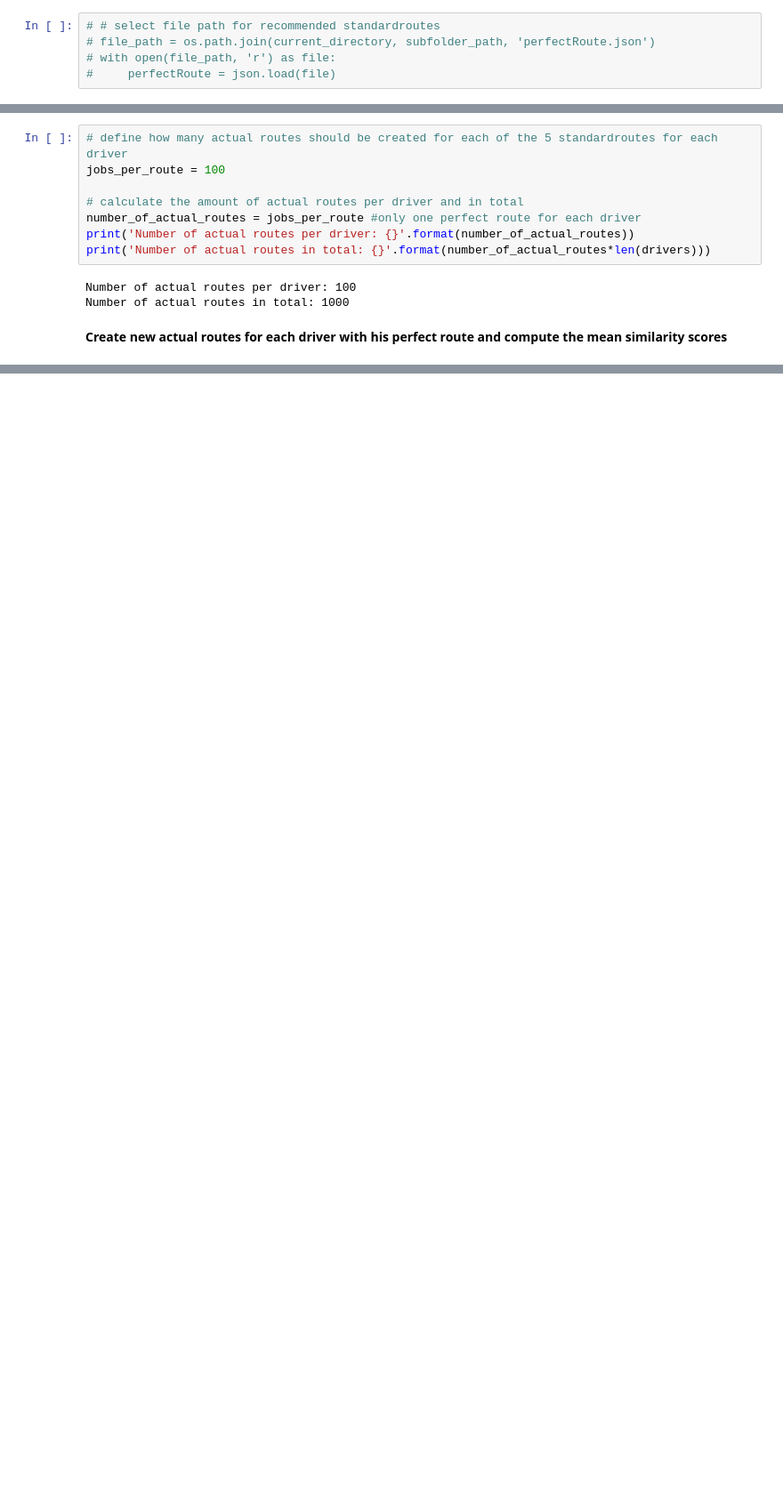
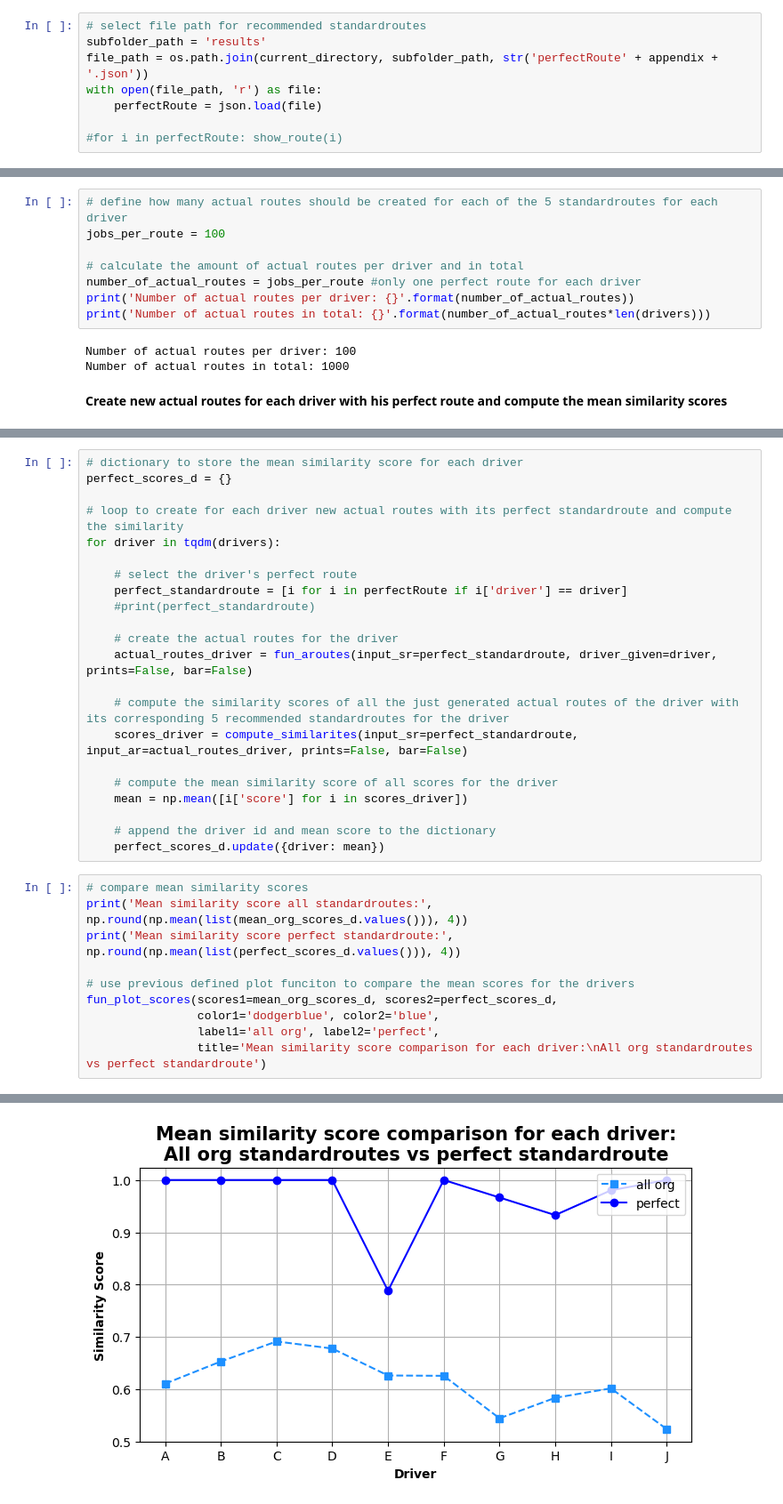
Before and after one commit to dennismgoetz/DataMining, a Jupyter notebook: evaluation.ipynb, the cells around one changed output, grey strips where cells are left out. Shown at 89% size. Cells and saved outputs as stored; diff of their text form; blank space fills up the shorter version.

```diff
--- a/evaluation.ipynb
+++ b/evaluation.ipynb
@@ -369,7 +444,10 @@ SystemExit:
 # %% [markdown]
 # **Evaluation - Problem 3**
 # %%
-# # select file path for recommended standardroutes
-# file_path = os.path.join(current_directory, subfolder_path, 'perfectRoute.json')
-# with open(file_path, 'r') as file:
-#     perfectRoute = json.load(file)
+# select file path for recommended standardroutes
+subfolder_path = 'results'
+file_path = os.path.join(current_directory, subfolder_path, str('perfectRoute' + appendix + '.json'))
+with open(file_path, 'r') as file:
+    perfectRoute = json.load(file)
+
+#for i in perfectRoute: show_route(i)
@@ -395,0 +471,33 @@ perfect_scores_d = {}
+# %%
+# dictionary to store the mean similarity score for each driver
+perfect_scores_d = {}
+
+# loop to create for each driver new actual routes with its perfect standardroute and compute the similarity
+for driver in tqdm(drivers):
+
+    # select the driver's perfect route
+    perfect_standardroute = [i for i in perfectRoute if i['driver'] == driver]
+    #print(perfect_standardroute)
+
+    # create the actual routes for the driver
+    actual_routes_driver = fun_aroutes(input_sr=perfect_standardroute, driver_given=driver, prints=False, bar=False)
+
+    # compute the similarity scores of all the just generated actual routes of the driver with its corresponding 5 recommended standardroutes for the driver
+    scores_driver = compute_similarites(input_sr=perfect_standardroute, input_ar=actual_routes_driver, prints=False, bar=False)
+
+    # compute the mean similarity score of all scores for the driver
+    mean = np.mean([i['score'] for i in scores_driver])
+
+    # append the driver id and mean score to the dictionary
+    perfect_scores_d.update({driver: mean})
+# %%
+# compare mean similarity scores
+print('Mean similarity score all standardroutes:', np.round(np.mean(list(mean_org_scores_d.values())), 4))
+print('Mean similarity score perfect standardroute:', np.round(np.mean(list(perfect_scores_d.values())), 4))
+
+# use previous defined plot funciton to compare the mean scores for the drivers
+fun_plot_scores(scores1=mean_org_scores_d, scores2=perfect_scores_d,
+                color1='dodgerblue', color2='blue',
+                label1='all org', label2='perfect',
+                title='Mean similarity score comparison for each driver:\nAll org standardroutes vs perfect standardroute')
+# %% [output]
@@ -395,0 +506 @@ perfect_scores_d = {}
+[figure, added]
```
Also changed, not shown: parts of 46 cells of this notebook, 5 other files.
